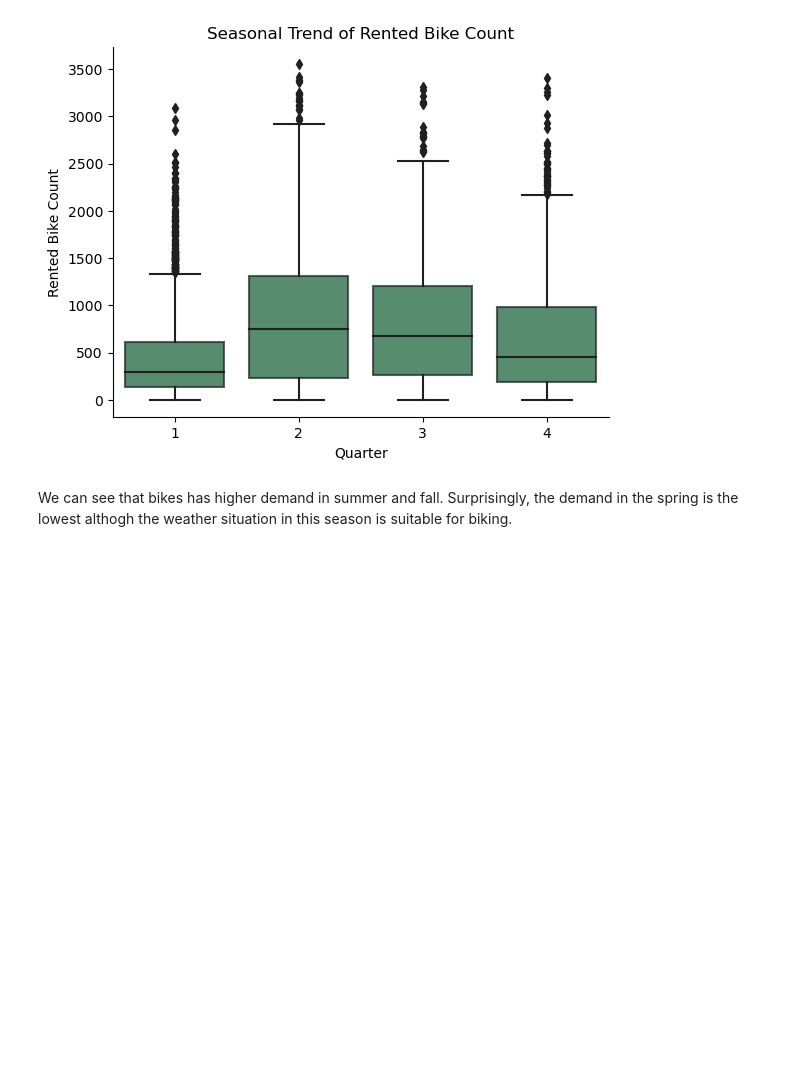
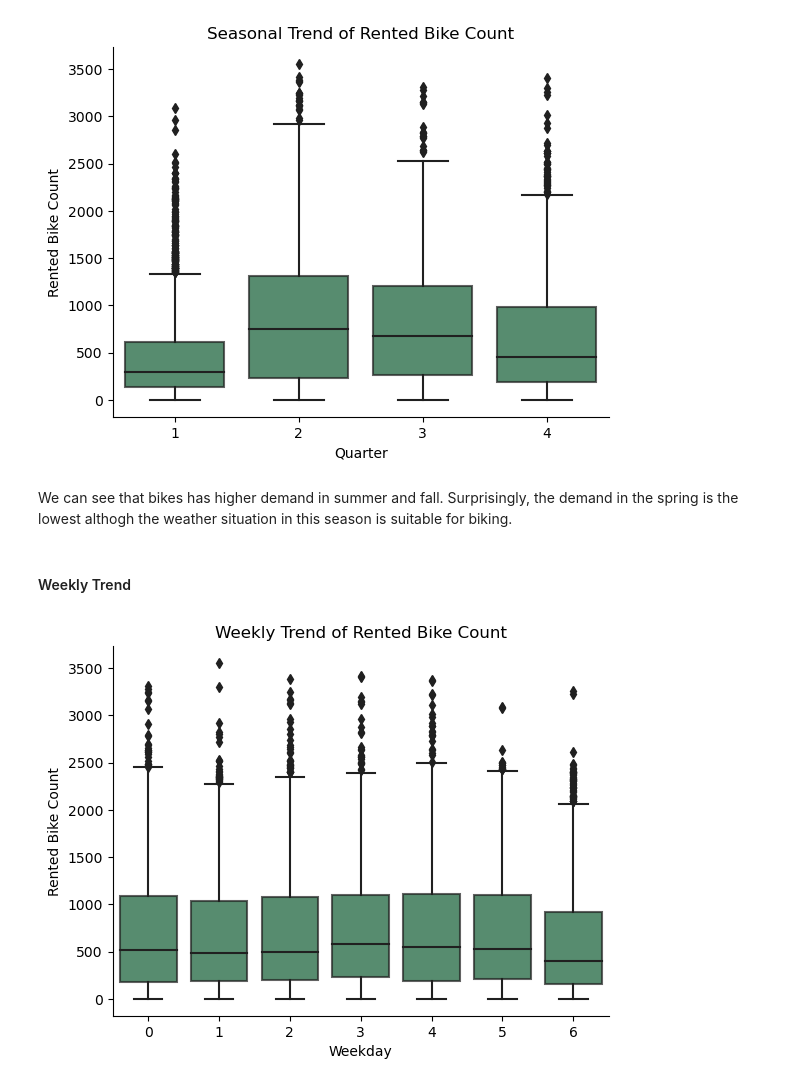
Before and after one commit to mozshen/TransportationPlanning, a Jupyter notebook: Project/Main.ipynb, the cells around one changed output. Saved outputs shown, nothing was run; the diff lists cells and outputs as text; code cells hidden in the pictures; blank space fills up the shorter version.

```diff
--- a/Project/Main.ipynb
+++ b/Project/Main.ipynb
@@ -120,3 +125,25 @@ plt.gca().spines['right'].set_visible(False)
 [figure]
 # %% [markdown]
 We can see that bikes has higher demand in summer and fall. Surprisingly, the demand in the spring is the lowest althogh the weather situation in this season is suitable for biking.
+# %% [markdown]
+#### Weekly Trend
+# %%
+d['Weekday']= d.Date.dt.weekday
+
+sns.boxplot(x=d['Weekday'],
+            y=d['Rented Bike Count'],
+            color='#046830',
+            boxprops=dict(alpha=.7))
+
+# Set title and labels
+plt.title('Weekly Trend of Rented Bike Count')
+plt.xlabel('Weekday')
+plt.ylabel('Rented Bike Count')
+
+# Remove unnecessary spines
+plt.gca().spines['top'].set_visible(False)
+plt.gca().spines['right'].set_visible(False)
+
+plt.show()
+# %% [output]
+[figure, added]
```
Also changed, not shown: parts of 15 cells of this notebook.
